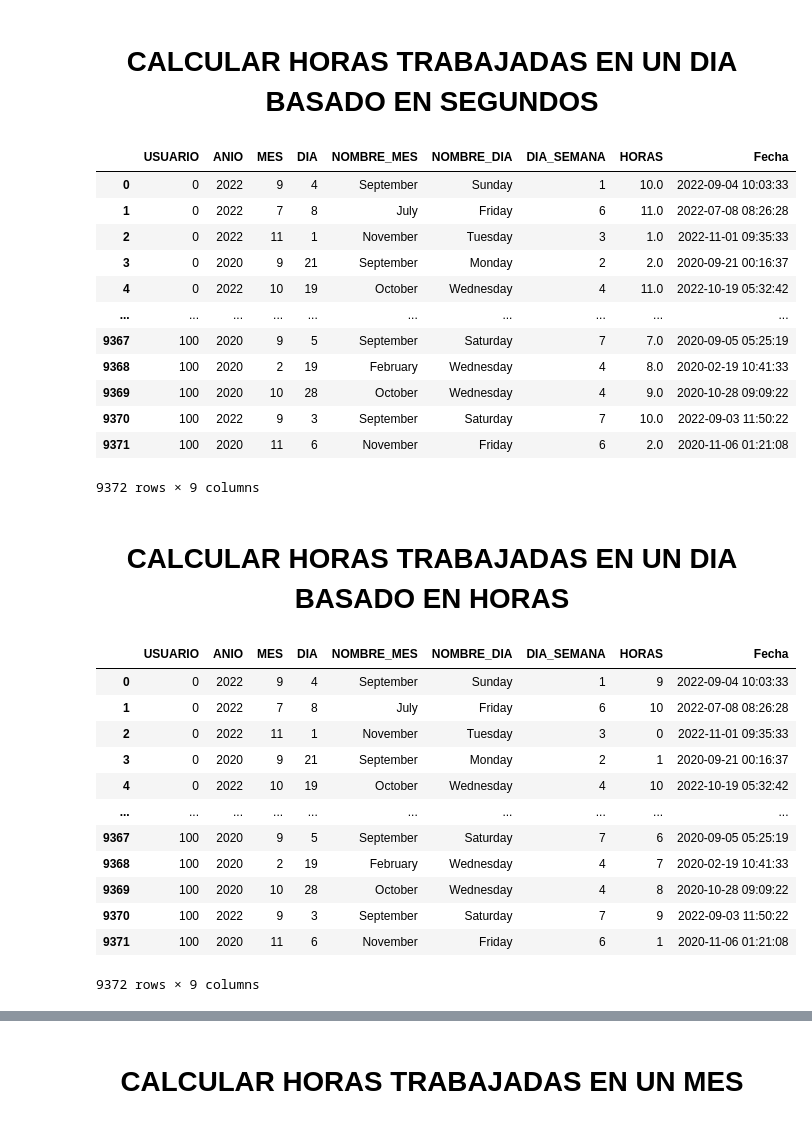
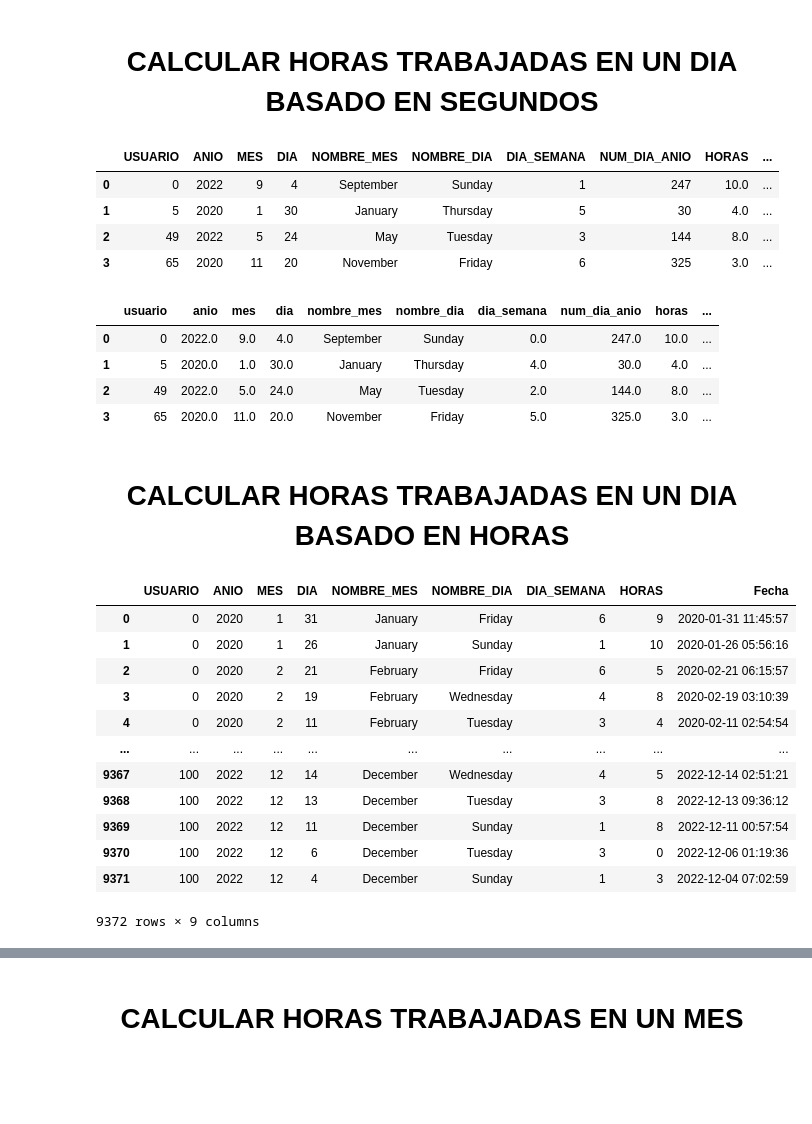
Before and after one commit to JorgeCardona/skills, a Jupyter notebook: Python/DB/SQL_DML.ipynb, the cells around one changed output, grey strips where cells are left out. Cells and saved outputs as stored; diff of their text form; code cells hidden in the pictures; blank space fills up the shorter version.

Commit message:
agregado postgresql para WITH

```diff
--- a/Python/DB/SQL_DML.ipynb
+++ b/Python/DB/SQL_DML.ipynb
@@ -1362,34 +1496,56 @@ pd.read_sql(text(query), con=mysql)
 # %%
 query = """
 SELECT id_usuario AS USUARIO,
     YEAR(fecha_reportada) AS ANIO,
     MONTH(fecha_reportada) AS MES,
     DAY(fecha_reportada) AS DIA,
     MONTHNAME(fecha_reportada) as NOMBRE_MES,
     DAYNAME(fecha_reportada) as NOMBRE_DIA,
     DAYOFWEEK(fecha_reportada) AS DIA_SEMANA,
-    CEIL(TIMESTAMPDIFF(SECOND, MIN(fecha_reportada), MAX(fecha_reportada))/3600) AS HORAS,
+    DAYOFYEAR(fecha_reportada) AS NUM_DIA_ANIO,
+    CEIL(TIMESTAMPDIFF(SECOND, MIN(fecha_reportada),
+                               MAX(fecha_reportada))/3600) AS HORAS,
     CONCAT(MIN(fecha_reportada)) AS Fecha
 FROM horarios
-    GROUP BY ANIO, MES, DIA, USUARIO, NOMBRE_DIA, NOMBRE_MES, DIA_SEMANA
-ORDER BY USUARIO
+    WHERE id_registro BETWEEN 14967 AND 14974
+    GROUP BY ANIO, MES, DIA, USUARIO, NOMBRE_DIA,
+             NOMBRE_MES, DIA_SEMANA, NUM_DIA_ANIO
+ORDER BY USUARIO, ANIO, MES, DIA
 """
 
-pd.read_sql(query, con=mysql)
+pd.read_sql(text(query), con=mysql)
 # %% [output]
-|  | USUARIO | ANIO | MES | DIA | NOMBRE_MES | NOMBRE_DIA | DIA_SEMANA | HORAS | Fecha |
-| 0 | 0 | 2022 | 9 | 4 | September | Sunday | 1 | 10.0 | 2022-09-04 10:03:33 |
-| 1 | 0 | 2022 | 7 | 8 | July | Friday | 6 | 11.0 | 2022-07-08 08:26:28 |
-| 2 | 0 | 2022 | 11 | 1 | November | Tuesday | 3 | 1.0 | 2022-11-01 09:35:33 |
-| 3 | 0 | 2020 | 9 | 21 | September | Monday | 2 | 2.0 | 2020-09-21 00:16:37 |
-| 4 | 0 | 2022 | 10 | 19 | October | Wednesday | 4 | 11.0 | 2022-10-19 05:32:42 |
-| ... | ... | ... | ... | ... | ... | ... | ... | ... | ... |
-| 9367 | 100 | 2020 | 9 | 5 | September | Saturday | 7 | 7.0 | 2020-09-05 05:25:19 |
-| 9368 | 100 | 2020 | 2 | 19 | February | Wednesday | 4 | 8.0 | 2020-02-19 10:41:33 |
-| 9369 | 100 | 2020 | 10 | 28 | October | Wednesday | 4 | 9.0 | 2020-10-28 09:09:22 |
-| 9370 | 100 | 2022 | 9 | 3 | September | Saturday | 7 | 10.0 | 2022-09-03 11:50:22 |
-| 9371 | 100 | 2020 | 11 | 6 | November | Friday | 6 | 2.0 | 2020-11-06 01:21:08 |
+|  | USUARIO | ANIO | MES | DIA | NOMBRE_MES | NOMBRE_DIA | DIA_SEMANA | NUM_DIA_ANIO | HORAS | ... |
+| 0 | 0 | 2022 | 9 | 4 | September | Sunday | 1 | 247 | 10.0 | ... |
+| 1 | 5 | 2020 | 1 | 30 | January | Thursday | 5 | 30 | 4.0 | ... |
+| 2 | 49 | 2022 | 5 | 24 | May | Tuesday | 3 | 144 | 8.0 | ... |
+| 3 | 65 | 2020 | 11 | 20 | November | Friday | 6 | 325 | 3.0 | ... |
-9372 rows × 9 columns
+# %%
+query = """
+SELECT id_usuario AS USUARIO,
+    EXTRACT(YEAR FROM fecha_reportada) AS ANIO,
+    EXTRACT(MONTH FROM fecha_reportada) AS MES,
+    EXTRACT(DAY FROM fecha_reportada) AS DIA,
+    TO_CHAR(fecha_reportada, 'Month') AS NOMBRE_MES,
+    TO_CHAR(fecha_reportada, 'Day') AS NOMBRE_DIA,
+    EXTRACT(DOW FROM fecha_reportada) AS DIA_SEMANA,
+    EXTRACT(DOY FROM fecha_reportada) AS NUM_DIA_ANIO,
+    CEIL(EXTRACT(EPOCH FROM (MAX(fecha_reportada) - MIN(fecha_reportada)))/3600) AS HORAS,
+    CONCAT(MIN(fecha_reportada)) AS Fecha
+
+FROM horarios
+    WHERE id_registro BETWEEN 14967 AND 14974
+    GROUP BY ANIO, MES, DIA, USUARIO, NOMBRE_DIA,
+        NOMBRE_MES, DIA_SEMANA, NUM_DIA_ANIO
+ORDER BY USUARIO, ANIO, MES, DIA
+"""
+pd.read_sql(text(query), con=postgres)
+# %% [output]
+|  | usuario | anio | mes | dia | nombre_mes | nombre_dia | dia_semana | num_dia_anio | horas | ... |
+| 0 | 0 | 2022.0 | 9.0 | 4.0 | September | Sunday | 0.0 | 247.0 | 10.0 | ... |
+| 1 | 5 | 2020.0 | 1.0 | 30.0 | January | Thursday | 4.0 | 30.0 | 4.0 | ... |
+| 2 | 49 | 2022.0 | 5.0 | 24.0 | May | Tuesday | 2.0 | 144.0 | 8.0 | ... |
+| 3 | 65 | 2020.0 | 11.0 | 20.0 | November | Friday | 5.0 | 325.0 | 3.0 | ... |
 # %% [markdown]
 # <center> CALCULAR HORAS TRABAJADAS EN UN DIA BASADO EN HORAS </center>
 # %%
@@ -1405,21 +1561,21 @@ SELECT id_usuario AS USUARIO,
     CONCAT(MIN(fecha_reportada)) AS Fecha
 FROM horarios
     GROUP BY ANIO, MES, DIA, USUARIO, NOMBRE_DIA, NOMBRE_MES, DIA_SEMANA
-ORDER BY USUARIO
+ORDER BY USUARIO, ANIO, MES, DIA DESC
 """
 
 pd.read_sql(query, con=mysql)
 # %% [output]
 |  | USUARIO | ANIO | MES | DIA | NOMBRE_MES | NOMBRE_DIA | DIA_SEMANA | HORAS | Fecha |
-| 0 | 0 | 2022 | 9 | 4 | September | Sunday | 1 | 9 | 2022-09-04 10:03:33 |
-| 1 | 0 | 2022 | 7 | 8 | July | Friday | 6 | 10 | 2022-07-08 08:26:28 |
-| 2 | 0 | 2022 | 11 | 1 | November | Tuesday | 3 | 0 | 2022-11-01 09:35:33 |
-| 3 | 0 | 2020 | 9 | 21 | September | Monday | 2 | 1 | 2020-09-21 00:16:37 |
-| 4 | 0 | 2022 | 10 | 19 | October | Wednesday | 4 | 10 | 2022-10-19 05:32:42 |
+| 0 | 0 | 2020 | 1 | 31 | January | Friday | 6 | 9 | 2020-01-31 11:45:57 |
+| 1 | 0 | 2020 | 1 | 26 | January | Sunday | 1 | 10 | 2020-01-26 05:56:16 |
+| 2 | 0 | 2020 | 2 | 21 | February | Friday | 6 | 5 | 2020-02-21 06:15:57 |
+| 3 | 0 | 2020 | 2 | 19 | February | Wednesday | 4 | 8 | 2020-02-19 03:10:39 |
+| 4 | 0 | 2020 | 2 | 11 | February | Tuesday | 3 | 4 | 2020-02-11 02:54:54 |
 | ... | ... | ... | ... | ... | ... | ... | ... | ... | ... |
-| 9367 | 100 | 2020 | 9 | 5 | September | Saturday | 7 | 6 | 2020-09-05 05:25:19 |
-| 9368 | 100 | 2020 | 2 | 19 | February | Wednesday | 4 | 7 | 2020-02-19 10:41:33 |
-| 9369 | 100 | 2020 | 10 | 28 | October | Wednesday | 4 | 8 | 2020-10-28 09:09:22 |
-| 9370 | 100 | 2022 | 9 | 3 | September | Saturday | 7 | 9 | 2022-09-03 11:50:22 |
-| 9371 | 100 | 2020 | 11 | 6 | November | Friday | 6 | 1 | 2020-11-06 01:21:08 |
+| 9367 | 100 | 2022 | 12 | 14 | December | Wednesday | 4 | 5 | 2022-12-14 02:51:21 |
+| 9368 | 100 | 2022 | 12 | 13 | December | Tuesday | 3 | 8 | 2022-12-13 09:36:12 |
+| 9369 | 100 | 2022 | 12 | 11 | December | Sunday | 1 | 8 | 2022-12-11 00:57:54 |
+| 9370 | 100 | 2022 | 12 | 6 | December | Tuesday | 3 | 0 | 2022-12-06 01:19:36 |
+| 9371 | 100 | 2022 | 12 | 4 | December | Sunday | 1 | 3 | 2022-12-04 07:02:59 |
 9372 rows × 9 columns
```
Also changed, not shown: parts of 65 cells of this notebook, 1 other file.
